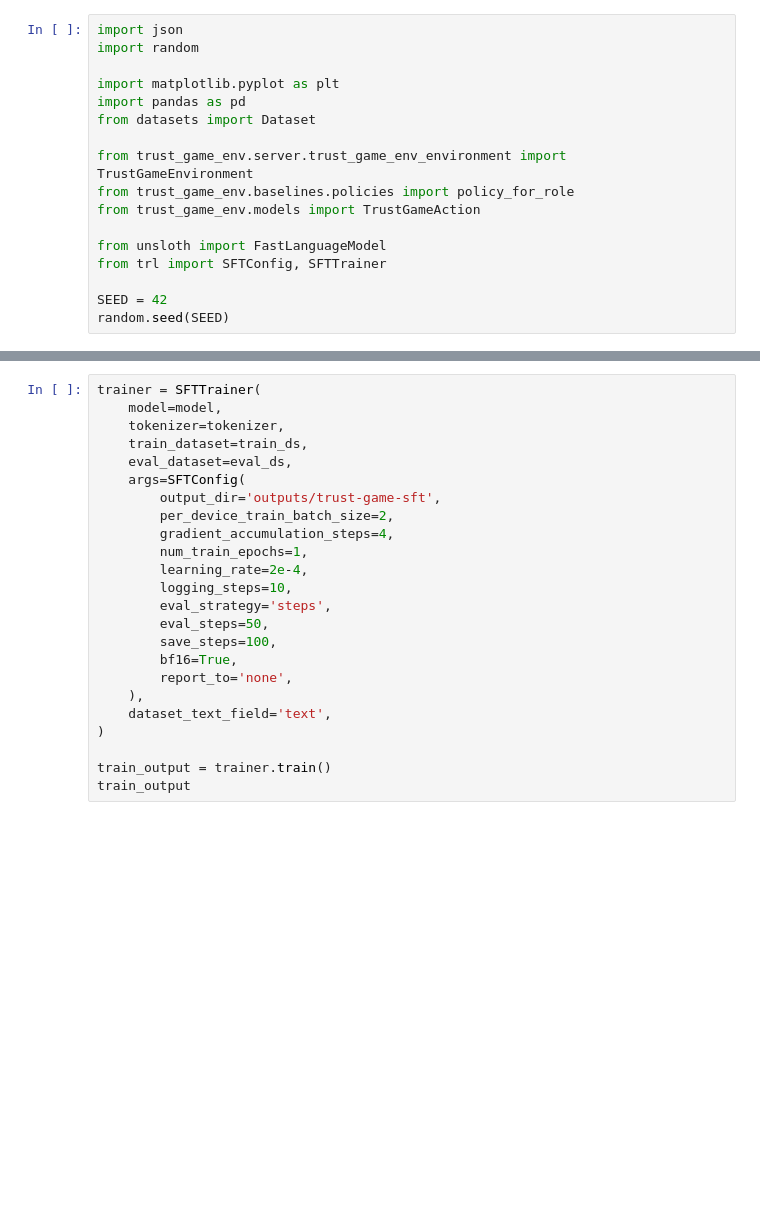
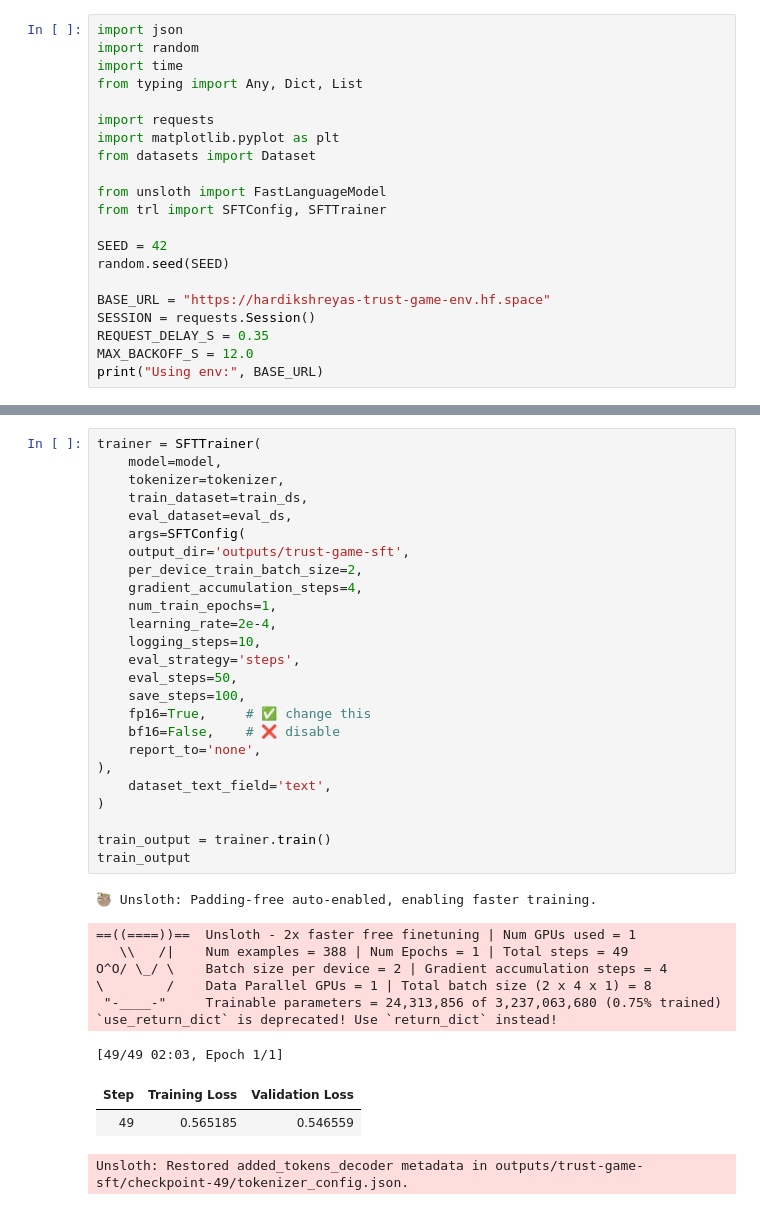
Before and after one commit to HardikShreays/Trust_Game_Env, a Jupyter notebook: training/train_trl_unsloth.ipynb, the cells around one changed output, grey strips where cells are left out. Saved outputs shown, nothing was run; the diff lists cells and outputs as text; blank space fills up the shorter version.

```diff
--- a/training/train_trl_unsloth.ipynb
+++ b/training/train_trl_unsloth.ipynb
@@ -27,18 +28,22 @@ Note: you may need to restart the kernel to use updated packages.
 # %%
 import json
 import random
+import time
+from typing import Any, Dict, List
 
+import requests
 import matplotlib.pyplot as plt
-import pandas as pd
 from datasets import Dataset
-
-from trust_game_env.server.trust_game_env_environment import TrustGameEnvironment
-from trust_game_env.baselines.policies import policy_for_role
-from trust_game_env.models import TrustGameAction
 
 from unsloth import FastLanguageModel
 from trl import SFTConfig, SFTTrainer
 
 SEED = 42
 random.seed(SEED)
+
+BASE_URL = "https://hardikshreyas-trust-game-env.hf.space"
+SESSION = requests.Session()
+REQUEST_DELAY_S = 0.35
+MAX_BACKOFF_S = 12.0
+print("Using env:", BASE_URL)
 # %% [output]
@@ -123,24 +237,37 @@ eval_ds = dataset['test'].map(format_example)
 # %%
 trainer = SFTTrainer(
     model=model,
     tokenizer=tokenizer,
     train_dataset=train_ds,
     eval_dataset=eval_ds,
     args=SFTConfig(
-        output_dir='outputs/trust-game-sft',
-        per_device_train_batch_size=2,
-        gradient_accumulation_steps=4,
-        num_train_epochs=1,
-        learning_rate=2e-4,
-        logging_steps=10,
-        eval_strategy='steps',
-        eval_steps=50,
-        save_steps=100,
-        bf16=True,
-        report_to='none',
-    ),
+    output_dir='outputs/trust-game-sft',
+    per_device_train_batch_size=2,
+    gradient_accumulation_steps=4,
+    num_train_epochs=1,
+    learning_rate=2e-4,
+    logging_steps=10,
+    eval_strategy='steps',
+    eval_steps=50,
+    save_steps=100,
+    fp16=True,     # ✅ change this
+    bf16=False,    # ❌ disable
+    report_to='none',
+),
     dataset_text_field='text',
 )
 
 train_output = trainer.train()
 train_output
+# %% [output]
+🦥 Unsloth: Padding-free auto-enabled, enabling faster training.
+==((====))==  Unsloth - 2x faster free finetuning | Num GPUs used = 1
+   \\   /|    Num examples = 388 | Num Epochs = 1 | Total steps = 49
+O^O/ \_/ \    Batch size per device = 2 | Gradient accumulation steps = 4
+\        /    Data Parallel GPUs = 1 | Total batch size (2 x 4 x 1) = 8
+ "-____-"     Trainable parameters = 24,313,856 of 3,237,063,680 (0.75% trained)
+`use_return_dict` is deprecated! Use `return_dict` instead!
+[49/49 02:03, Epoch 1/1]
+| Step | Training Loss | Validation Loss |
+| 49 | 0.565185 | 0.546559 |
+Unsloth: Restored added_tokens_decoder metadata in outputs/trust-game-sft/checkpoint-49/tokenizer_config.json.
```
Also changed, not shown: parts of 9 cells of this notebook, 2 other files.
